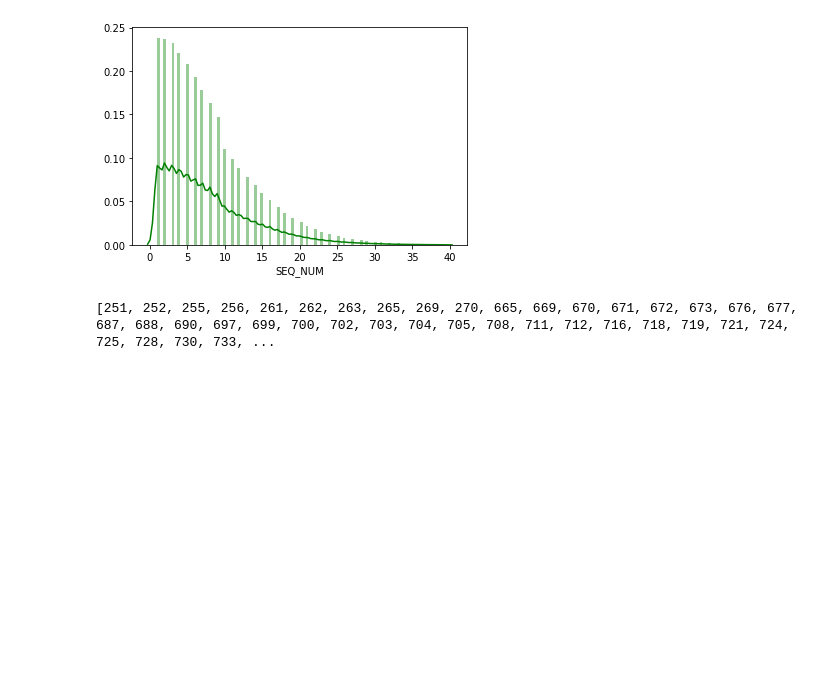
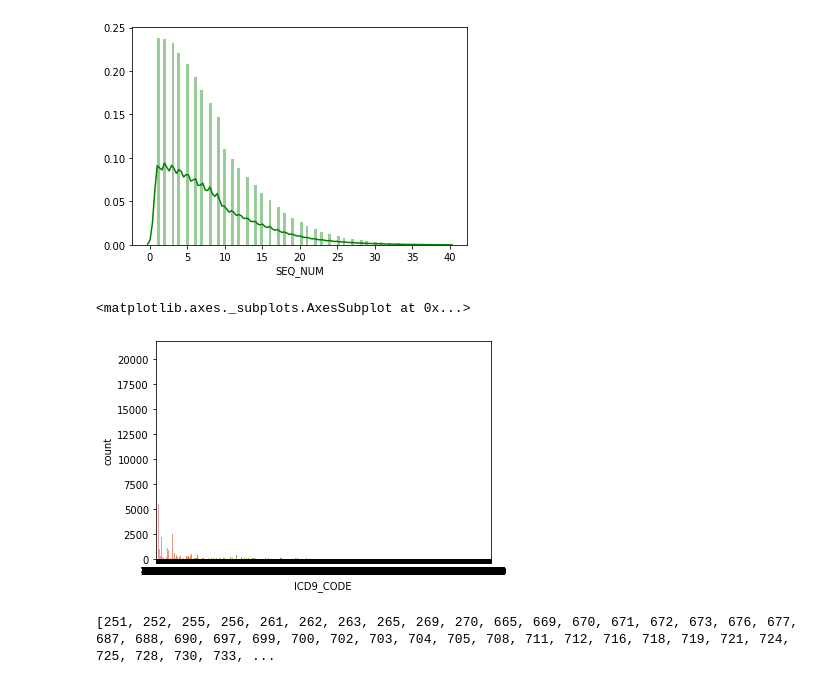
Before and after one commit to nicenoize/bachelorthesis, a Jupyter notebook: data_analysis/data_analysis.ipynb, the cells around one changed output. Cells and saved outputs as stored; diff of their text form; code cells hidden in the pictures; blank space fills up the shorter version.

```diff
--- a/data_analysis/data_analysis.ipynb
+++ b/data_analysis/data_analysis.ipynb
@@ -232,7 +104,10 @@ sns.distplot(diagnoses_icd['SEQ_NUM'], color='g', bins=100, hist_kws={'alpha': 0
 # %% [output]
 [figure]
 # %%
-#sns.countplot(x="ICD9_CODE", data=diagnoses_icd)
+sns.countplot(x="ICD9_CODE", data=diagnoses_icd)
+# %% [output]
+<matplotlib.axes._subplots.AxesSubplot at 0x...>
+[figure, added]
 # %%
 print(male_subject_ids)
 # %% [output]
```
Also changed, not shown: parts of 93 cells of this notebook, 10 other files.
